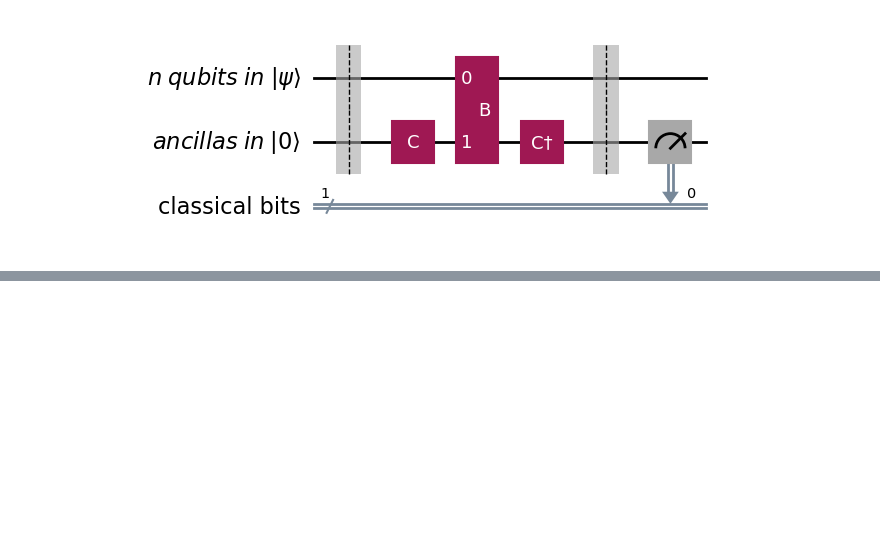
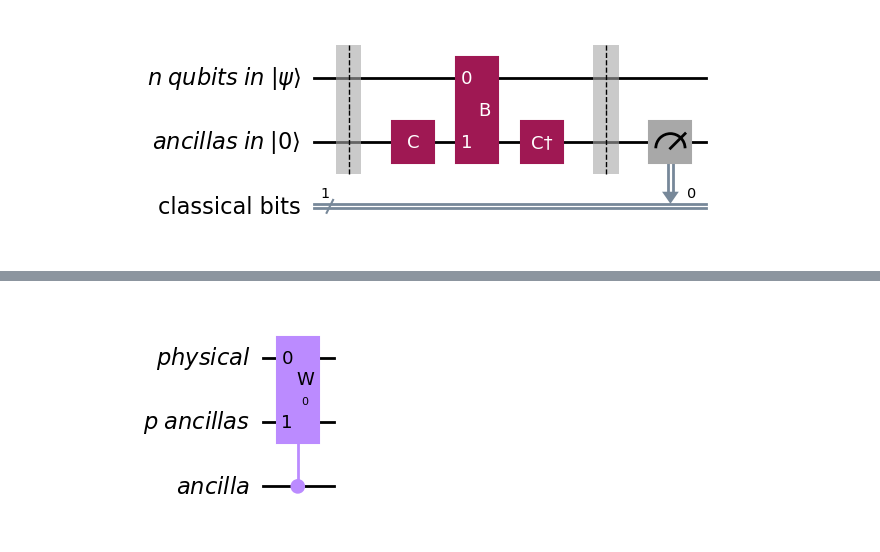
Before and after one commit to bin-wu-phys/QuantumSimulation, a Jupyter notebook: 04.Advanced.ipynb, the cells around one changed output, grey strips where cells are left out. Saved outputs shown, nothing was run; the diff lists cells and outputs as text; code cells hidden in the pictures; blank space fills up the shorter version.

```diff
--- a/04.Advanced.ipynb
+++ b/04.Advanced.ipynb
@@ -50,0 +55,32 @@ lcu.savefig('lcu.pdf')
+# %%
+def Acirc():
+    C = QuantumCircuit(1, name='A')
+    return C.to_instruction()
+
+def Adcirc():
+    Cd = QuantumCircuit(1, name='A†')
+    return Cd.to_instruction()
+# %%
+from qiskit.circuit import Gate, QuantumCircuit
+
+# Define a custom two-qubit gate
+class CTwoQubits(Gate):
+    def __init__(self, params):
+        super().__init__('W', 2, [params])  # Name, num_qubits, params
+
+    def _define(self):
+        # Define the gate behavior using a QuantumCircuit
+        qc = QuantumCircuit(2)
+        print(self.params[0])
+        self.definition = qc
+
+# Define a custom two-qubit gate
+class ZCirc(Gate):
+    def __init__(self, params):
+        super().__init__('Z', 2, [params])  # Name, num_qubits, params
+
+    def _define(self):
+        # Define the gate behavior using a QuantumCircuit
+        qc = QuantumCircuit(2)
+        #print(self.params[0])
+        self.definition = qc
@@ -50,0 +210,15 @@ lcu.savefig('lcu.pdf')
+# %%
+qubits, ancillas, ancilla = QuantumRegister(1, 'physical'), QuantumRegister(1, 'p ancillas'), QuantumRegister(1, 'ancilla')
+
+Q1 = QuantumCircuit(qubits, ancillas, ancilla)
+
+#Q1.rx(-2.0*theta, ancilla)
+#Q1.h(ancillas)
+
+# apply CW
+CW = Wcirc(0).control(num_ctrl_qubits=1)
+Q1.append(CW, [ancilla, qubits, ancillas])  # Control: qubit 0, Targets: qubits 1 and 2
+
+Q1.draw('mpl')
+# %% [output]
+[figure, added]
```
Also changed, not shown: parts of 30 cells of this notebook, 2 other files.
